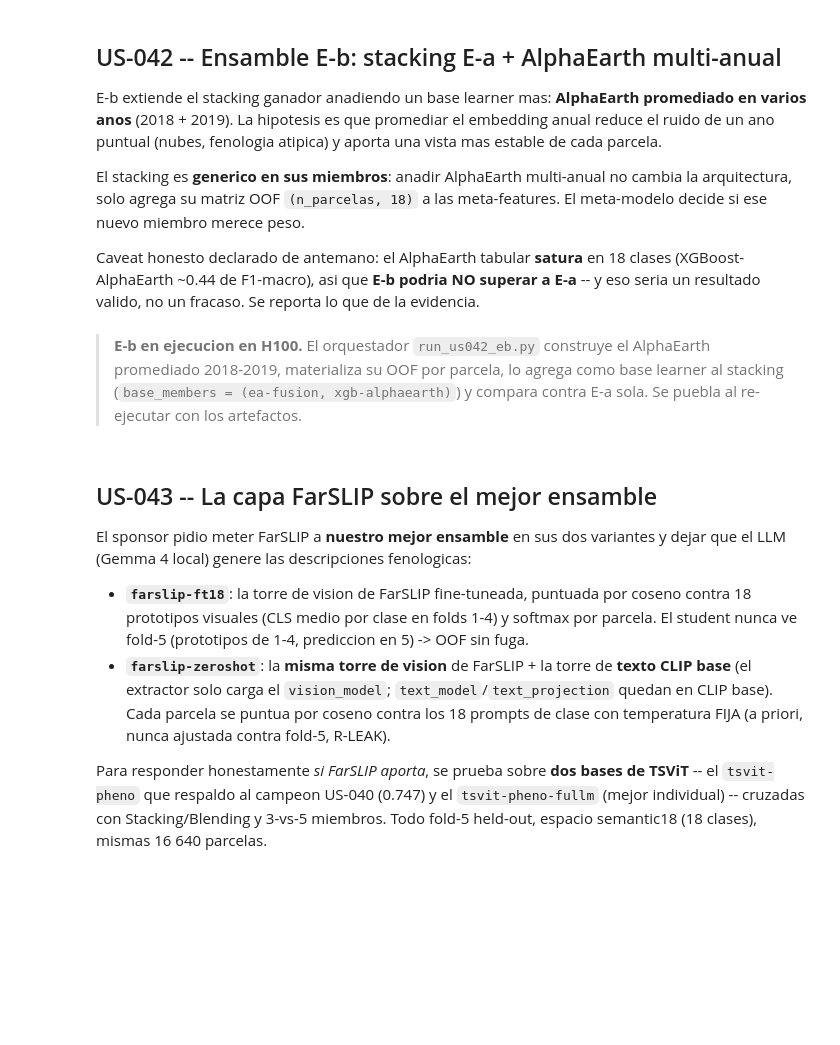
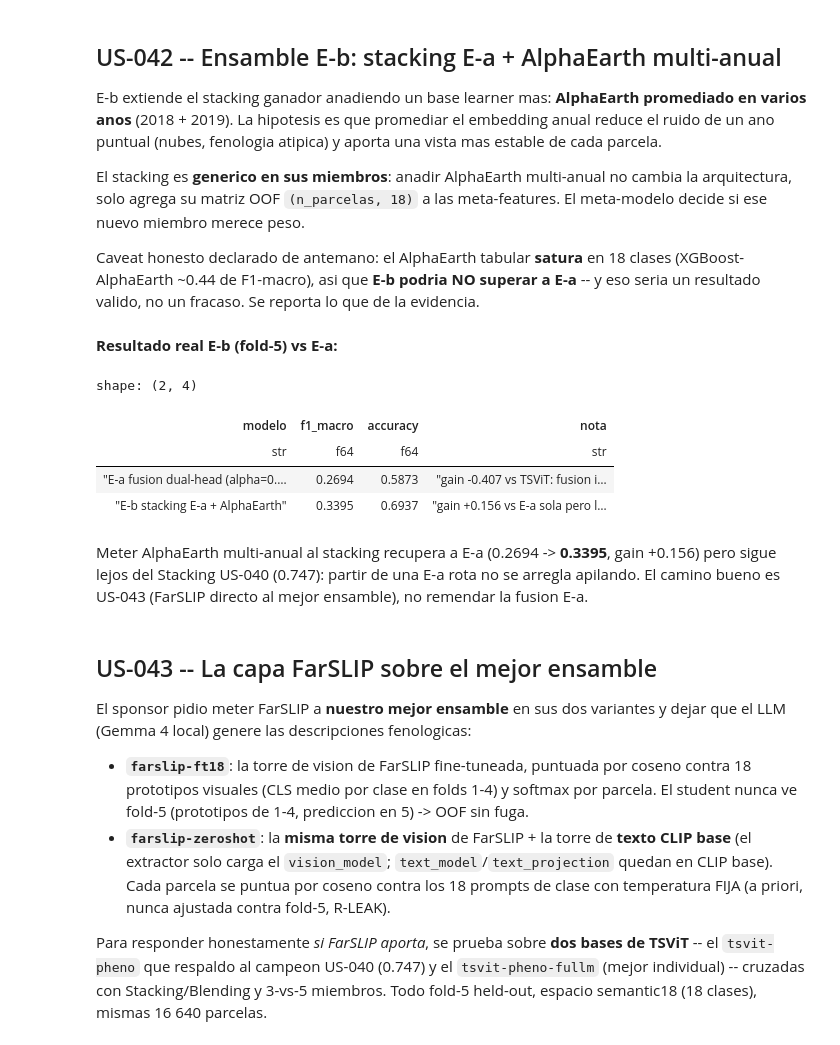
Before and after one commit to ArthurZizumbo/agrosat-copilot, a Jupyter notebook: notebooks/final_model/06c_ensambles_us040.ipynb, the cells around one changed output. Cells and saved outputs as stored; diff of their text form; code cells hidden in the pictures; blank space fills up the shorter version.

```diff
--- a/notebooks/final_model/06c_ensambles_us040.ipynb
+++ b/notebooks/final_model/06c_ensambles_us040.ipynb
@@ -314,21 +319,32 @@ El stacking es **generico en sus miembros**: anadir AlphaEarth multi-anual no ca
 
 Caveat honesto declarado de antemano: el AlphaEarth tabular **satura** en 18 clases (XGBoost-AlphaEarth ~0.44 de F1-macro), asi que **E-b podria NO superar a E-a** -- y eso seria un resultado valido, no un fracaso. Se reporta lo que de la evidencia.
 # %%
-# US-042 E-b: metricas reales si existen, sino el metodo.
+# US-042 E-b: metricas reales (stacking E-a + AlphaEarth multi-anual).
 import polars as pl
 
-eb_summary = REPO / 'reports/ensemble/metrics/us042_eb_summary.csv'
-if eb_summary.is_file():
+results_csv = REPO / 'reports/ensemble/metrics/us041_042_ea_eb_results.csv'
+if results_csv.is_file():
+    res = pl.read_csv(results_csv, infer_schema_length=None)
+    eb = res.filter(pl.col('modelo').str.contains('E-a') | pl.col('modelo').str.contains('E-b'))
     display(Markdown('**Resultado real E-b (fold-5) vs E-a:**'))
-    display(pl.read_csv(eb_summary, infer_schema_length=None))
+    display(eb.with_columns(pl.col('f1_macro').round(4)))
+    display(Markdown(
+        'Meter AlphaEarth multi-anual al stacking recupera a E-a (0.2694 -> **0.3395**, '
+        'gain +0.156) pero sigue lejos del Stacking US-040 (0.747): partir de una E-a '
+        'rota no se arregla apilando. El camino bueno es US-043 (FarSLIP directo al '
+        'mejor ensamble), no remendar la fusion E-a.'))
 else:
-    display(Markdown('> **E-b en ejecucion en H100.** El orquestador '
-        '`run_us042_eb.py` construye el AlphaEarth promediado 2018-2019, '
-        'materializa su OOF por parcela, lo agrega como base learner al '
-        'stacking (`base_members = (ea-fusion, xgb-alphaearth)`) y compara '
-        'contra E-a sola. Se puebla al re-ejecutar con los artefactos.'))
+    display(Markdown('> **E-b pendiente.** `run_us042_eb.py` construye el AlphaEarth '
+        'promediado 2018-2019, materializa su OOF y lo agrega como base learner al '
+        'stacking `(ea-fusion, xgb-alphaearth)`, comparando contra E-a sola.'))
 # %% [output]
-> **E-b en ejecucion en H100.** El orquestador `run_us042_eb.py` construye el AlphaEarth promediado 2018-2019, materializa su OOF por parcela, lo agrega como base learner al stacking (`base_members = (ea-fusion, xgb-alphaearth)`) y compara contra E-a sola. Se puebla al re-ejecutar con los artefactos.
+**Resultado real E-b (fold-5) vs E-a:**
+shape: (2, 4)
+| modelo | f1_macro | accuracy | nota |
+| str | f64 | f64 | str |
+| "E-a fusion dual-head (alpha=0.… | 0.2694 | 0.5873 | "gain -0.407 vs TSViT: fusion i… |
+| "E-b stacking E-a + AlphaEarth" | 0.3395 | 0.6937 | "gain +0.156 vs E-a sola pero l… |
+Meter AlphaEarth multi-anual al stacking recupera a E-a (0.2694 -> **0.3395**, gain +0.156) pero sigue lejos del Stacking US-040 (0.747): partir de una E-a rota no se arregla apilando. El camino bueno es US-043 (FarSLIP directo al mejor ensamble), no remendar la fusion E-a.
 # %% [markdown]
 ## US-043 -- La capa FarSLIP sobre el mejor ensamble
 
```
Also changed, not shown: parts of 2 cells of this notebook, 1 other file.
